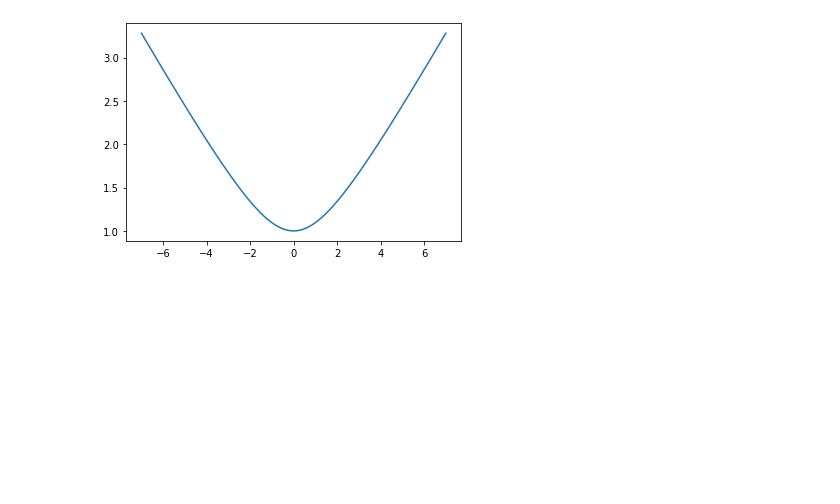
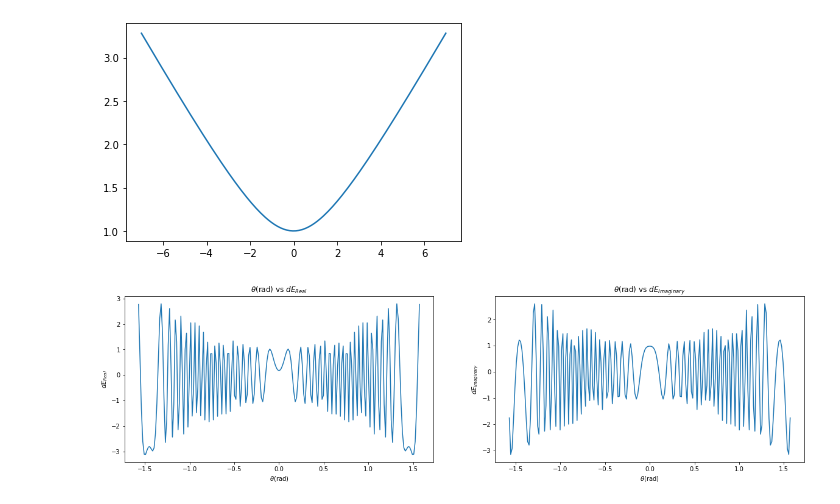
Before and after one commit to BrandonMaskell/B-Maskell-Research, a Jupyter notebook: Phys Project-checkpoint.ipynb, the cells around one changed output. Saved outputs shown, nothing was run; the diff lists cells and outputs as text; code cells hidden in the pictures; blank space fills up the shorter version.

```diff
--- a/Phys Project-checkpoint.ipynb
+++ b/Phys Project-checkpoint.ipynb
@@ -160,7 +160,7 @@ e = math.e   # eulers number
 dx = 0.
 dy=0.
 E0 = 1.
-theta = (np.arange(-np.deg2rad(90),np.deg2rad(90),0.01))
+theta = (np.linspace(-np.deg2rad(90),np.deg2rad(90),200))
 
 #Make y a function
 h_feed = 4.48 #feed height in meters found from eq: focal length/diameter radio = 0.32 (HERA, DeBoer)
@@ -170,7 +170,7 @@ dfeed = lambda h_feed, dx,dy: np.sqrt((dx**2)+(h_feed-dy)**2) #Feed height with
 H_far =lambda D, wavelen: (2*D**2)/wavelen
 y = lambda x, h_feed,dx,dy: (x**2)/(4*dfeed(h_feed, dx,dy))
 # %%
-x = np.linspace(-7,7,315)
+x = np.linspace(-7,7,200)
 plt.plot(x,y(x,h_feed,dx,dy))
 # %% [output]
 [<matplotlib.lines.Line2D at 0x...>]
@@ -207,3 +207,21 @@ dEreal = lambda x, h_feed,wavelen,D,dx,dy,theta: ds(x, h_feed,dx,dy)*(np.cos(phi
 dEimg = lambda x, h_feed,wavelen,D,dx,dy,theta: ds(x, h_feed,dx,dy)*(np.sin(phi(wavelen,h_feed,x,D,dx,dy,theta)))
 #plt.plot(x,dEimg(x, h_feed,wavelen,D,dx,dy,nx,theta))
 #print(dEimg(x, h_feed,wavelen,D,dx,dy,theta))
+# %%
+plt.subplots(figsize=(20, 5))
+
+
+plt.subplot(1,2,1)
+plt.plot(theta,dEreal(x, h_feed,wavelen,D,dx,dy,theta))
+plt.title('$\\theta$(rad) vs $dE_{Real}$')
+plt.xlabel('$\\theta$(rad)')
+plt.ylabel('$dE_{Real}$')
+
+plt.subplot(1,2,2)
+plt.plot(theta,dEimg(x, h_feed,wavelen,D,dx,dy,theta))
+plt.title('$\\theta$(rad) vs $dE_{Imaginary}$')
+plt.xlabel('$\\theta$(rad)')
+plt.ylabel('$dE_{Imaginary}$')
+#plt.savefig('theta_vs_dE.jpg')
+# %% [output]
+[figure, new version]
```
Also changed, not shown: parts of 33 cells of this notebook.
